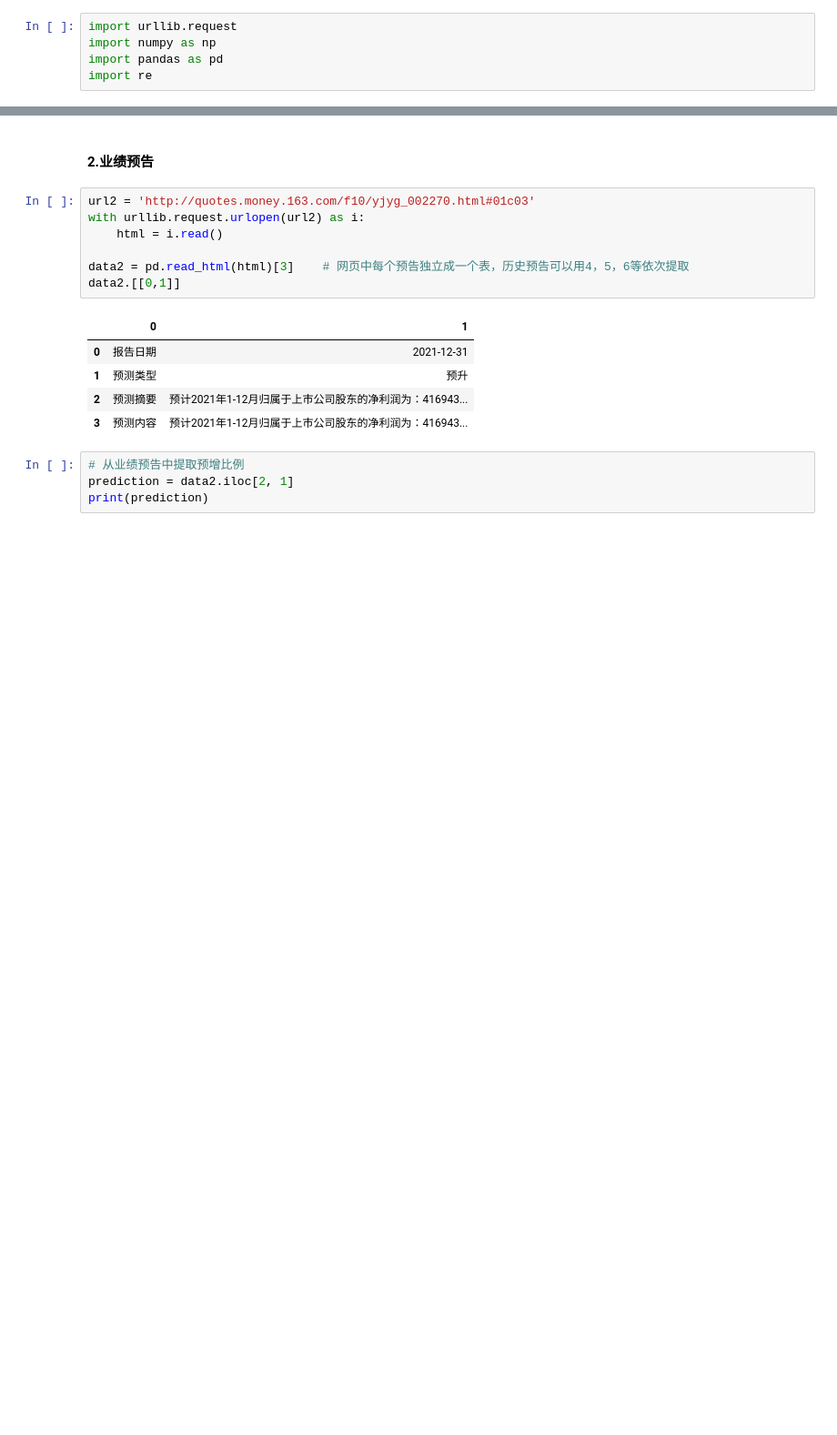
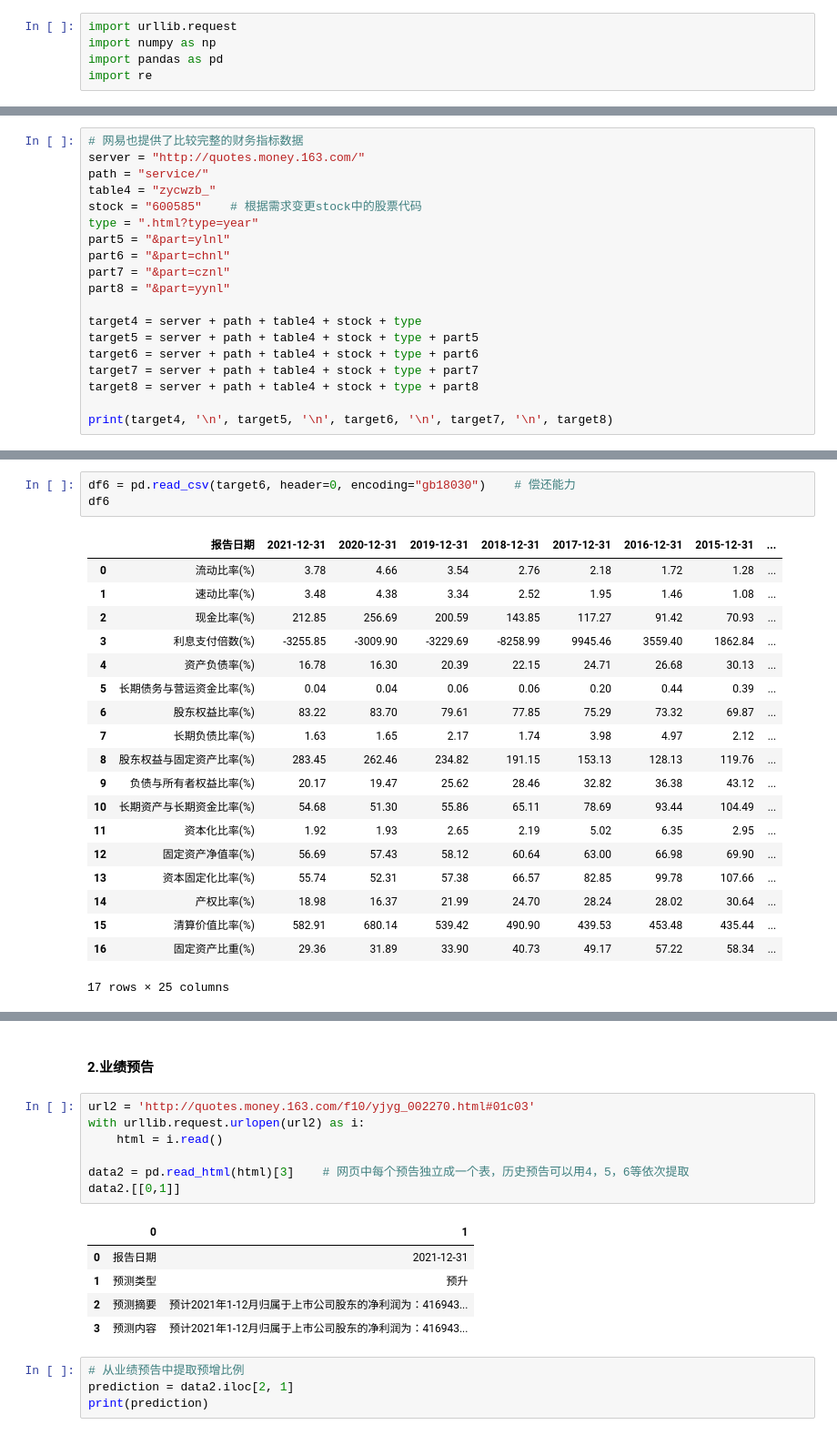
Before and after one commit to xwang71785/buffett, a Jupyter notebook: fundamentals.ipynb, the cells around one changed output, grey strips where cells are left out. Shown at 91% size. Saved outputs shown, nothing was run; the diff lists cells and outputs as text; blank space fills up the shorter version.

```diff
--- a/fundamentals.ipynb
+++ b/fundamentals.ipynb
@@ -35,0 +6,19 @@ data1
+# %%
+# 网易也提供了比较完整的财务指标数据
+server = "http://quotes.money.163.com/"
+path = "service/"
+table4 = "zycwzb_"
+stock = "600585"    # 根据需求变更stock中的股票代码
+type = ".html?type=year"
+part5 = "&part=ylnl"
+part6 = "&part=chnl"
+part7 = "&part=cznl"
+part8 = "&part=yynl"
+
+target4 = server + path + table4 + stock + type
+target5 = server + path + table4 + stock + type + part5
+target6 = server + path + table4 + stock + type + part6
+target7 = server + path + table4 + stock + type + part7
+target8 = server + path + table4 + stock + type + part8
+
+print(target4, '\n', target5, '\n', target6, '\n', target7, '\n', target8)
@@ -35,0 +77,23 @@ data1
+# %%
+df6 = pd.read_csv(target6, header=0, encoding="gb18030")    # 偿还能力
+df6
+# %% [output]
+|  | 报告日期 | 2021-12-31 | 2020-12-31 | 2019-12-31 | 2018-12-31 | 2017-12-31 | 2016-12-31 | 2015-12-31 | ... |
+| 0 | 流动比率(%) | 3.78 | 4.66 | 3.54 | 2.76 | 2.18 | 1.72 | 1.28 | ... |
+| 1 | 速动比率(%) | 3.48 | 4.38 | 3.34 | 2.52 | 1.95 | 1.46 | 1.08 | ... |
+| 2 | 现金比率(%) | 212.85 | 256.69 | 200.59 | 143.85 | 117.27 | 91.42 | 70.93 | ... |
+| 3 | 利息支付倍数(%) | -3255.85 | -3009.90 | -3229.69 | -8258.99 | 9945.46 | 3559.40 | 1862.84 | ... |
+| 4 | 资产负债率(%) | 16.78 | 16.30 | 20.39 | 22.15 | 24.71 | 26.68 | 30.13 | ... |
+| 5 | 长期债务与营运资金比率(%) | 0.04 | 0.04 | 0.06 | 0.06 | 0.20 | 0.44 | 0.39 | ... |
+| 6 | 股东权益比率(%) | 83.22 | 83.70 | 79.61 | 77.85 | 75.29 | 73.32 | 69.87 | ... |
+| 7 | 长期负债比率(%) | 1.63 | 1.65 | 2.17 | 1.74 | 3.98 | 4.97 | 2.12 | ... |
+| 8 | 股东权益与固定资产比率(%) | 283.45 | 262.46 | 234.82 | 191.15 | 153.13 | 128.13 | 119.76 | ... |
+| 9 | 负债与所有者权益比率(%) | 20.17 | 19.47 | 25.62 | 28.46 | 32.82 | 36.38 | 43.12 | ... |
+| 10 | 长期资产与长期资金比率(%) | 54.68 | 51.30 | 55.86 | 65.11 | 78.69 | 93.44 | 104.49 | ... |
+| 11 | 资本化比率(%) | 1.92 | 1.93 | 2.65 | 2.19 | 5.02 | 6.35 | 2.95 | ... |
+| 12 | 固定资产净值率(%) | 56.69 | 57.43 | 58.12 | 60.64 | 63.00 | 66.98 | 69.90 | ... |
+| 13 | 资本固定化比率(%) | 55.74 | 52.31 | 57.38 | 66.57 | 82.85 | 99.78 | 107.66 | ... |
+| 14 | 产权比率(%) | 18.98 | 16.37 | 21.99 | 24.70 | 28.24 | 28.02 | 30.64 | ... |
+| 15 | 清算价值比率(%) | 582.91 | 680.14 | 539.42 | 490.90 | 439.53 | 453.48 | 435.44 | ... |
+| 16 | 固定资产比重(%) | 29.36 | 31.89 | 33.90 | 40.73 | 49.17 | 57.22 | 58.34 | ... |
+17 rows × 25 columns
```
Also changed, not shown: parts of 8 cells of this notebook, 7 other files.
